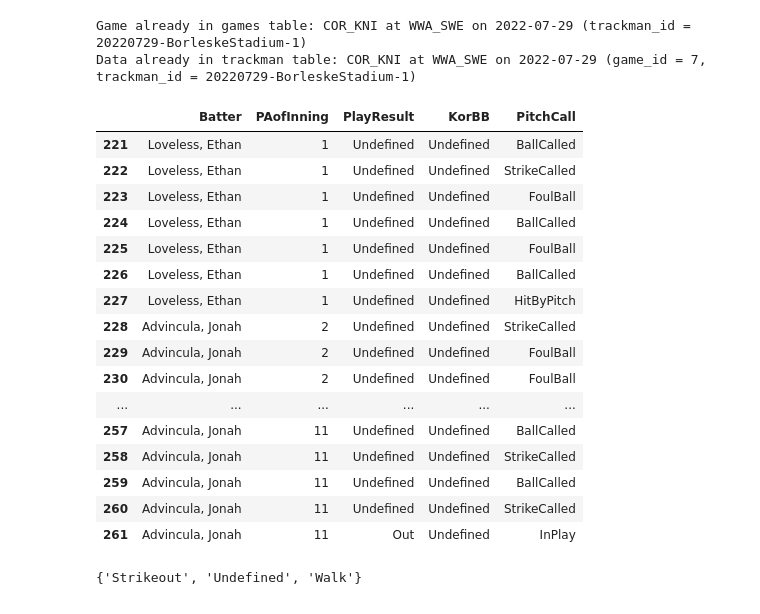
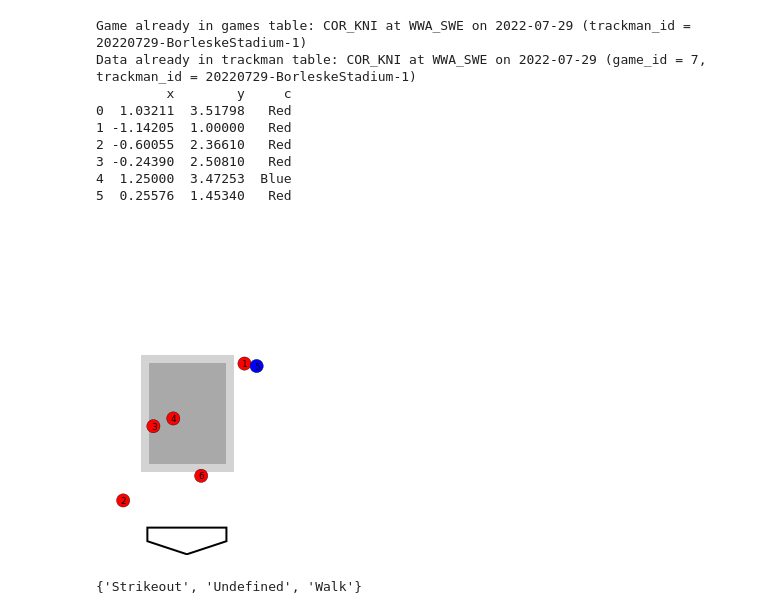
Before and after one commit to rylar8/rylar_baseball, a Jupyter notebook: testing.ipynb, the cells around one changed output. Drawn from its saved outputs; the diff is of its cells as text; code cells hidden in the pictures.

Commit message:
first draft on new strike zone img

```diff
--- a/testing.ipynb
+++ b/testing.ipynb
@@ -5,30 +5,21 @@ sampleCSV = 'csv//20220729-BorleskeStadium-1.csv'
 df = pd.read_csv(sampleCSV)
 # %%
 from game import Game
-# %%
-game2 = Game()
-game2.loadCSV(sampleCSV)
-game2.data[(game2.data['Inning'] == 7) & (game2.data['Top/Bottom'] == 'Top')][['Batter', 'PAofInning', 'PlayResult', 'KorBB', 'PitchCall']]
-# %% [output]
-Game already in games table: COR_KNI at WWA_SWE on 2022-07-29 (trackman_id = 20220729-BorleskeStadium-1)
-Data already in trackman table: COR_KNI at WWA_SWE on 2022-07-29 (game_id = 7, trackman_id = 20220729-BorleskeStadium-1)
-|  | Batter | PAofInning | PlayResult | KorBB | PitchCall |
-| 221 | Loveless, Ethan | 1 | Undefined | Undefined | BallCalled |
-| 222 | Loveless, Ethan | 1 | Undefined | Undefined | StrikeCalled |
-| 223 | Loveless, Ethan | 1 | Undefined | Undefined | FoulBall |
-| 224 | Loveless, Ethan | 1 | Undefined | Undefined | BallCalled |
-| 225 | Loveless, Ethan | 1 | Undefined | Undefined | FoulBall |
-| 226 | Loveless, Ethan | 1 | Undefined | Undefined | BallCalled |
-| 227 | Loveless, Ethan | 1 | Undefined | Undefined | HitByPitch |
-| 228 | Advincula, Jonah | 2 | Undefined | Undefined | StrikeCalled |
-| 229 | Advincula, Jonah | 2 | Undefined | Undefined | FoulBall |
-| 230 | Advincula, Jonah | 2 | Undefined | Undefined | FoulBall |
-| ... | ... | ... | ... | ... | ... |
-| 257 | Advincula, Jonah | 11 | Undefined | Undefined | BallCalled |
-| 258 | Advincula, Jonah | 11 | Undefined | Undefined | StrikeCalled |
-| 259 | Advincula, Jonah | 11 | Undefined | Undefined | BallCalled |
-| 260 | Advincula, Jonah | 11 | Undefined | Undefined | StrikeCalled |
-| 261 | Advincula, Jonah | 11 | Out | Undefined | InPlay |
+# %%
+game2 = Game()
+game2.loadCSV(sampleCSV)
+game2.innings('top')[0].at_bats()[0].getZoneTracer()
+# %% [output]
+Game already in games table: COR_KNI at WWA_SWE on 2022-07-29 (trackman_id = 20220729-BorleskeStadium-1)
+Data already in trackman table: COR_KNI at WWA_SWE on 2022-07-29 (game_id = 7, trackman_id = 20220729-BorleskeStadium-1)
+         x        y     c
+0  1.03211  3.51798   Red
+1 -1.14205  1.00000   Red
+2 -0.60055  2.36610   Red
+3 -0.24390  2.50810   Red
+4  1.25000  3.47253  Blue
+5  0.25576  1.45340   Red
+[figure, added]
 # %%
 game2.writeHitterReports('COR_KNI')
 # %%
```
Also changed, not shown: 2 other files.
